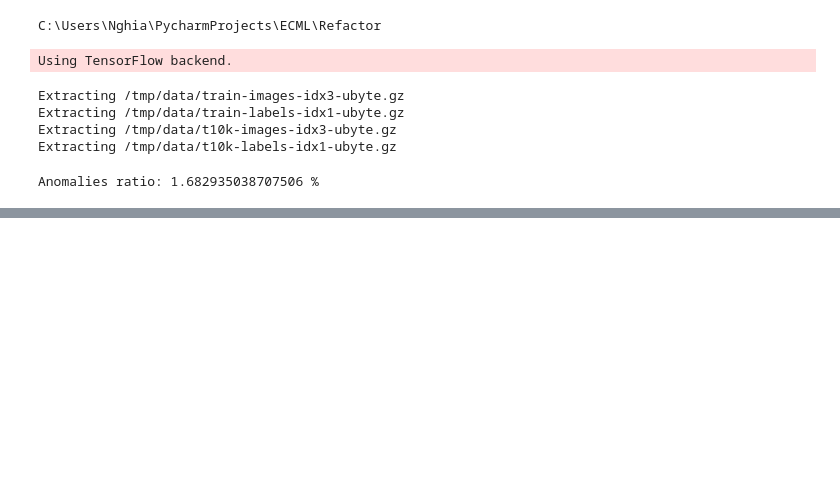
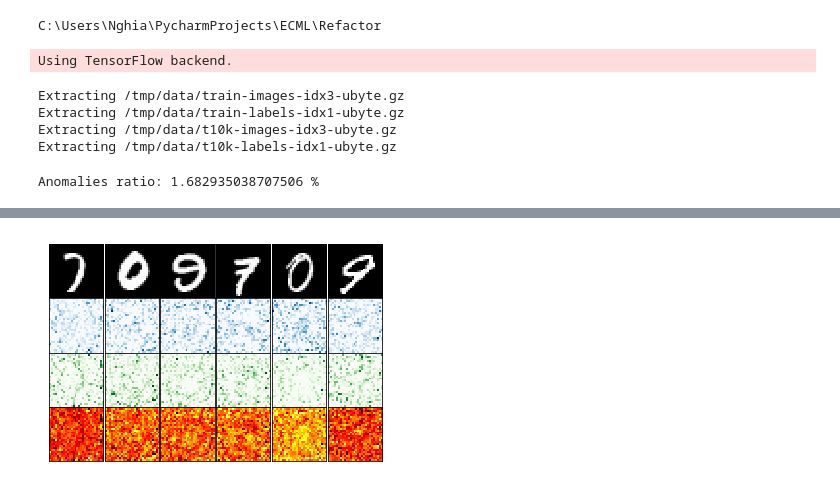
Before and after one commit to minh-nghia/AE-1SVM, a Jupyter notebook: experiments/mnist.ipynb, the cells around one changed output, grey strips where cells are left out. Cells and saved outputs as stored; diff of their text form; code cells hidden in the pictures; blank space fills up the shorter version.

```diff
--- a/experiments/mnist.ipynb
+++ b/experiments/mnist.ipynb
@@ -36,7 +36,7 @@ Anomalies ratio: 1.682935038707506 %
 # %%
 # Train conventional OCSVM
 print('OCSVM-RBF')
-libsvm = OneClassSVM(nu=0.14, verbose=True, shrinking=True)
+libsvm = OneClassSVM(nu=0.13, verbose=True, shrinking=True)
 t0 = time.time()
 libsvm.fit(x_train)
 print('Train time:', time.time() - t0)
@@ -159,16 +86,2 @@ autoencoder_layers = [784, 256, 64]
 
 data_input = tf.placeholder(tf.float32, shape=[None, 784])
-# %%
-dec = DEC(dims=autoencoder_layers, n_clusters=5)
-t0 = time.time()
-dec.pretrain(x=x_train, epochs=5)
-dec.compile(loss='kld')
-y_pred = dec.fit(x_train, update_interval=10, batch_size=batch_size)
-print('Train time:', time.time() - t0)
-
-t0 = time.time()
-scores = dec.cluster_score(x_test)
-print('Test time:', time.time() - t0)
-threshold = np.partition(scores.flatten(), int(counter[-1]))[int(counter[-1])]
-out_y = [1 if s > 2*threshold else -1 for s in scores]
-pprint(metrics(y_test, out_y))
@@ -233,8 +92,8 @@ import matplotlib.pyplot as plt
 normal = x_test[np.where(y_test == 1)]
 anomalies = x_test[np.where(y_test == -1)]
 # %%
-ae1svm = AEOneClassSVM(data_input, batch_size, 'test_normal', autoencoder_layers[1:], 0.4, 1e3, 3.0, 500,
-                       autoencoder_activation='sigmoid',
+ae1svm = AEOneClassSVM(data_input, batch_size, 'test_normal', autoencoder_layers[1:], 0.4, 1e3, 3.0, 1000,
+                       autoencoder_activation='sigmoid', seed=1,
                        full_op=tf.train.AdamOptimizer(1e-3),
                        svm_op=tf.train.AdamOptimizer(1e-4))
 # %%
@@ -243,7 +102,7 @@ with tf.Session() as sess:
 
     # Autoencoder-OneclassSVM
     t0 = time.time()
-    ae1svm.fit(sess, x_train, x_train, y_train, epochs_1=100, epochs_2=10)
+    ae1svm.fit(sess, x_train, epochs_1=40, epochs_2=0)
     print('Train time:', time.time() - t0)
 
     t0 = time.time()
@@ -252,16 +111,37 @@ with tf.Session() as sess:
 
     pprint(metrics(y_test, out_y))
 
-    margin_a = ae1svm.decision_function(sess, anomalies).T
-    rank_margin_a = np.argsort(margin_a)[0]
-    for a in anomalies:
-        plt.figure()
-        gs = matplotlib.gridspec.GridSpec(1, 4)
-        factor_0 = sess.run(ae1svm.gradient, feed_dict={data_input: [a]})[0]
-        factor_0 = np.reshape(factor_0, (28, 28))
-        plt.subplot(gs[0]).imshow(np.reshape(a, (28, 28)))
-        plt.subplot(gs[1]).imshow(np.maximum(0, factor_0), cmap='Reds')
-        plt.subplot(gs[2]).imshow(np.maximum(0, -factor_0), cmap='Reds')
-        plt.subplot(gs[3]).imshow(factor_0, cmap='Reds')
+    normal = x_test[np.where(y_test == 1)]
+    anomalies = x_test[np.where(y_test == -1)]
+
+    gs = matplotlib.gridspec.GridSpec(4, 6)
+    gs.update(wspace=0, hspace=0)
+    i = 0
+    for n in [0, 5, 12, 14, 20, 33]:
+        a = anomalies[n]
+        g = sess.run(ae1svm.gradient, {data_input: [anomalies[n]]})
+        g = np.reshape(g, (784, len(g)))
+
+        splt = plt.subplot(gs[i])
+        splt.imshow(np.reshape(anomalies[n], (28, 28)), cmap='gray')
+        splt.set_xticks([])
+        splt.set_yticks([])
+
+        splt = plt.subplot(gs[i+6])
+        splt.imshow(np.maximum(0, np.reshape(g, (28, 28))), cmap='Blues')
+        splt.set_xticks([])
+        splt.set_yticks([])
+
+        splt = plt.subplot(gs[i+12])
+        splt.imshow(np.maximum(0, -np.reshape(g, (28, 28))), cmap='Greens')
+        splt.set_xticks([])
+        splt.set_yticks([])
+
+        splt = plt.subplot(gs[i+18])
+        splt.imshow(np.reshape(g, (28, 28)), cmap='hot')
+        splt.set_xticks([])
+        splt.set_yticks([])
+
+        i += 1
 # %% [output]
 Combined train
@@ -276,0 +158 @@ Epoch: 9 Loss: 0.00869090819511298 ( 5.215470992888878e-06 x 1000.0 + 0.00347543
+[figure, added]
```
Also changed, not shown: parts of 14 cells of this notebook, 5 other files.
